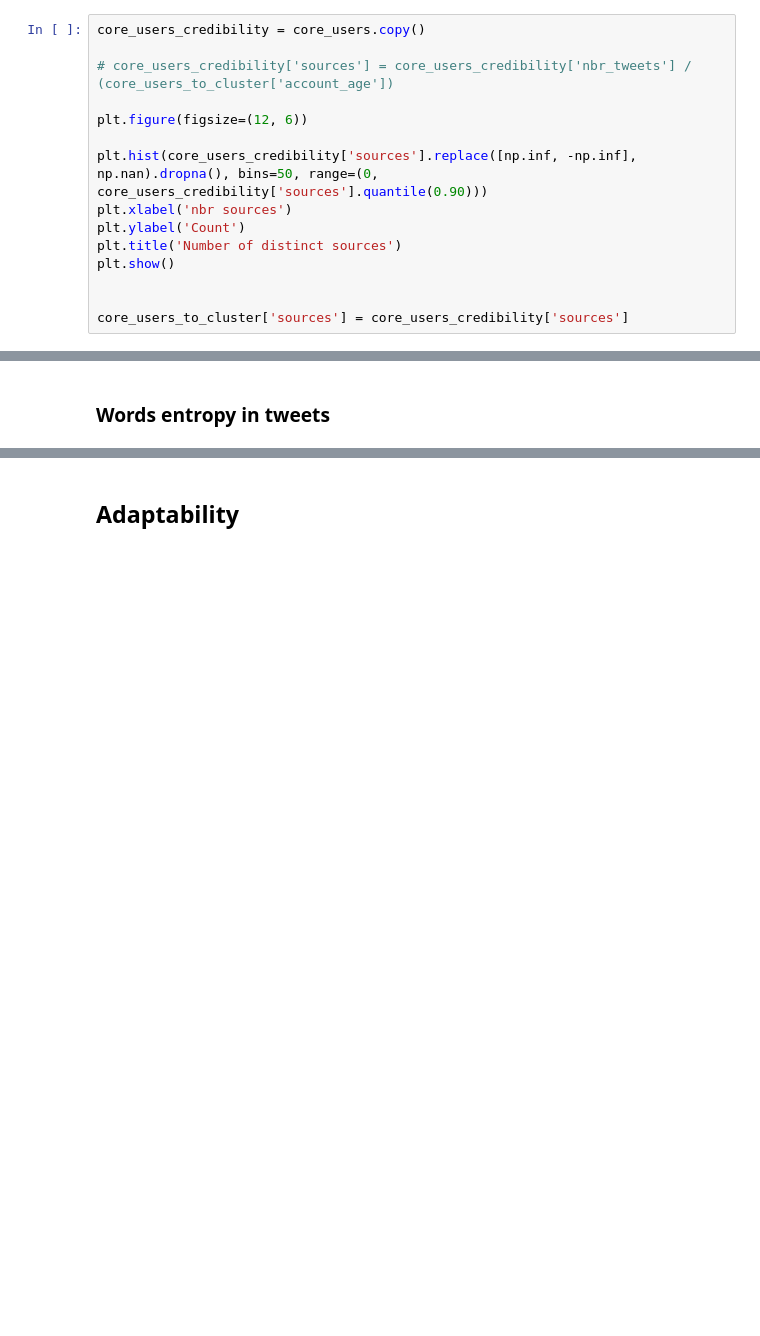
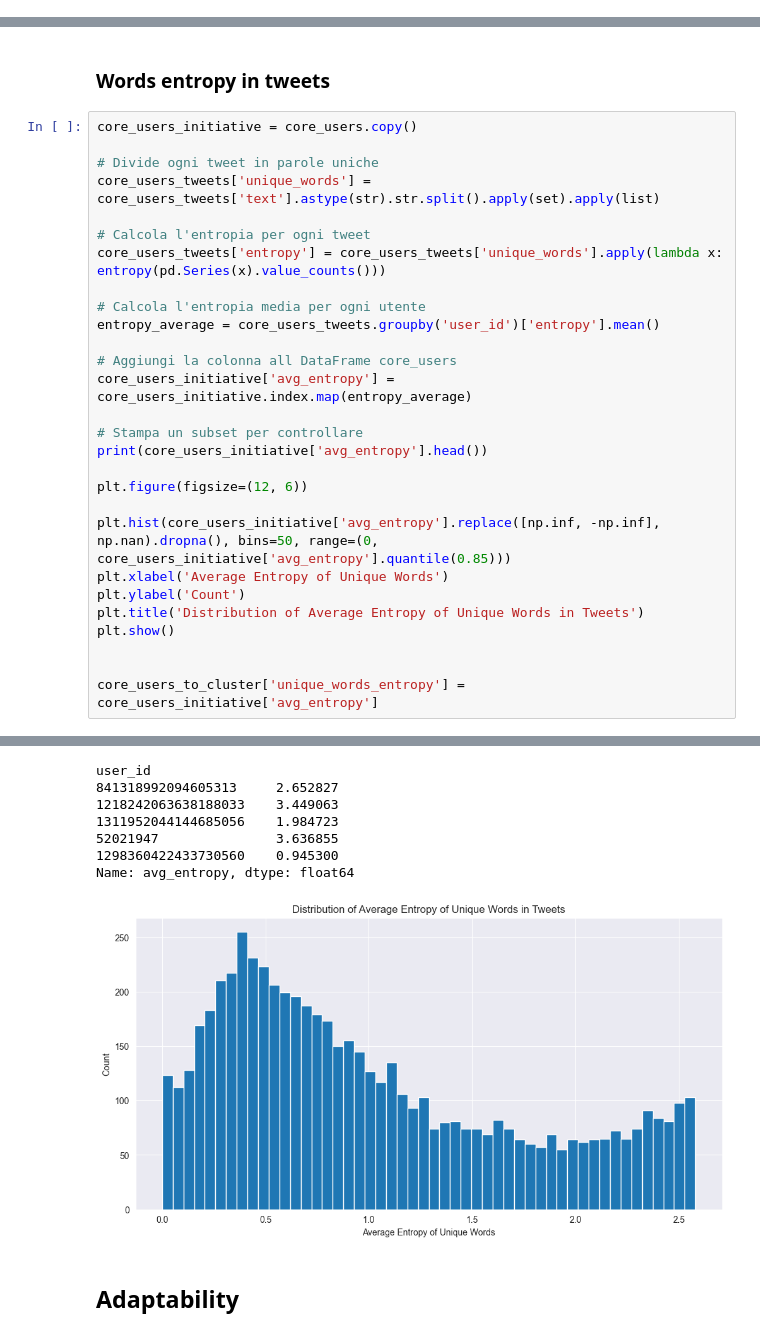
Before and after one commit to davisf20/characterization-of-user-misbehavior-in-online-social-media, a Jupyter notebook: notebooks/parametersTesting.ipynb, the cells around one changed output, grey strips where cells are left out. Cells and saved outputs as stored; diff of their text form; blank space fills up the shorter version.

```diff
--- a/notebooks/parametersTesting.ipynb
+++ b/notebooks/parametersTesting.ipynb
@@ -290,21 +294,6 @@ See the caveats in the documentation: https://pandas.pydata.org/pandas-docs/stab
 [figure]
 # %% [markdown]
 ### Sources ?
-# %%
-core_users_credibility = core_users.copy()
-
-# core_users_credibility['sources'] = core_users_credibility['nbr_tweets'] / (core_users_to_cluster['account_age'])
-
-plt.figure(figsize=(12, 6))
-
-plt.hist(core_users_credibility['sources'].replace([np.inf, -np.inf], np.nan).dropna(), bins=50, range=(0, core_users_credibility['sources'].quantile(0.90)))
-plt.xlabel('nbr sources')
-plt.ylabel('Count')
-plt.title('Number of distinct sources')
-plt.show()
-
-
-core_users_to_cluster['sources'] = core_users_credibility['sources']
 # %% [markdown]
 ### Sources ratio
 # %% [markdown]
@@ -588,3 +575,32 @@ plt.show()
 [figure]
 # %% [markdown]
 ### Words entropy in tweets
+# %%
+core_users_initiative = core_users.copy()
+
+# Divide ogni tweet in parole uniche
+core_users_tweets['unique_words'] = core_users_tweets['text'].astype(str).str.split().apply(set).apply(list)
+
+# Calcola l'entropia per ogni tweet
+core_users_tweets['entropy'] = core_users_tweets['unique_words'].apply(lambda x: entropy(pd.Series(x).value_counts()))
+
+# Calcola l'entropia media per ogni utente
+entropy_average = core_users_tweets.groupby('user_id')['entropy'].mean()
+
+# Aggiungi la colonna all DataFrame core_users
+core_users_initiative['avg_entropy'] = core_users_initiative.index.map(entropy_average)
+
+# Stampa un subset per controllare
+print(core_users_initiative['avg_entropy'].head())
+
+plt.figure(figsize=(12, 6))
+
+plt.hist(core_users_initiative['avg_entropy'].replace([np.inf, -np.inf], np.nan).dropna(), bins=50, range=(0, core_users_initiative['avg_entropy'].quantile(0.85)))
+plt.xlabel('Average Entropy of Unique Words')
+plt.ylabel('Count')
+plt.title('Distribution of Average Entropy of Unique Words in Tweets')
+plt.show()
+
+
+core_users_to_cluster['unique_words_entropy'] = core_users_initiative['avg_entropy']
+# %% [output]
@@ -591,3 +617,11 @@ plt.show()
+user_id
+841318992094605313     2.652827
+1218242063638188033    3.449063
+1311952044144685056    1.984723
+52021947               3.636855
+1298360422433730560    0.945300
+Name: avg_entropy, dtype: float64
+[figure, added]
 # %% [markdown]
 ## Adaptability
 # %% [markdown]
```
Also changed, not shown: parts of 15 cells of this notebook.
